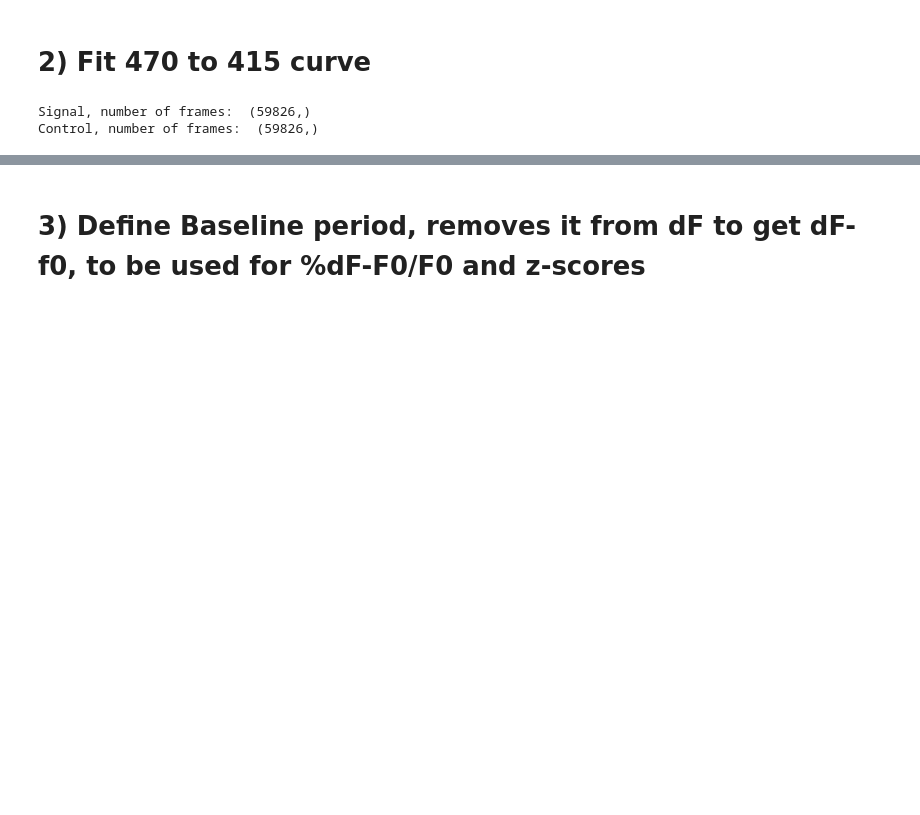
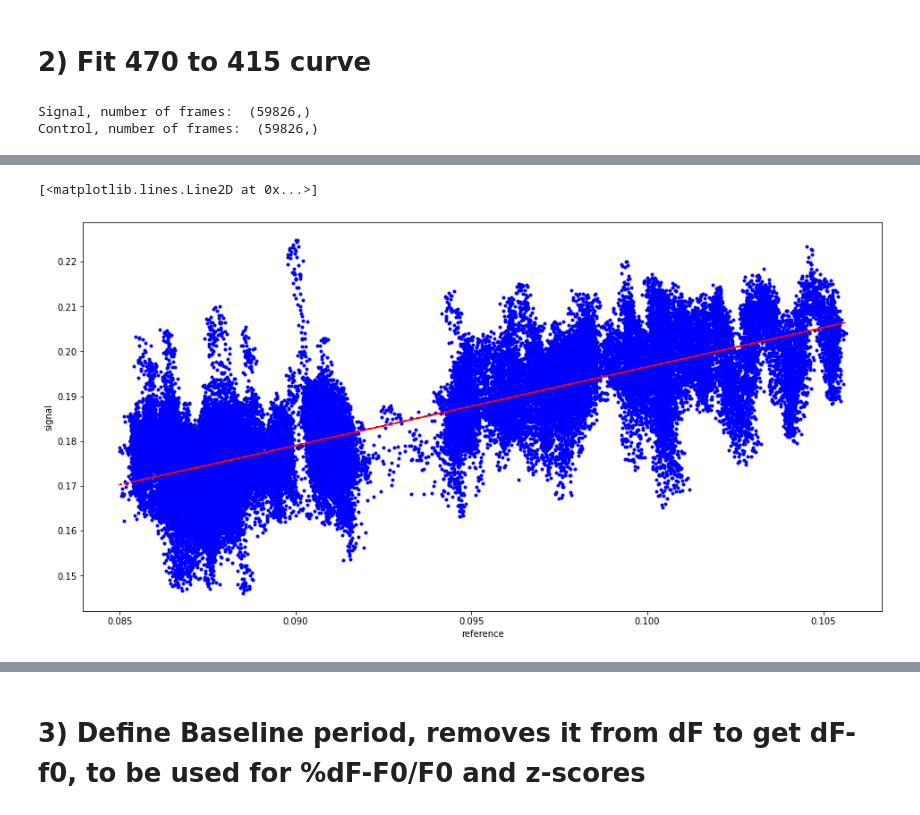
Before and after one commit to PolarBean/PhotometryNotebooks, a Jupyter notebook: Photometry-Preprocessing-v3.ipynb, the cells around one changed output, grey strips where cells are left out. Drawn from its saved outputs; the diff is of its cells as text; code cells hidden in the pictures; blank space fills up the shorter version.

```diff
--- a/Photometry-Preprocessing-v3.ipynb
+++ b/Photometry-Preprocessing-v3.ipynb
@@ -132,0 +152,14 @@ Control, number of frames:  (59826,)
+# %%
+##we chart the relationship between reference and signal and show the linear fit
+
+fig = plt.figure(figsize=(16, 8))
+ax1 = fig.add_subplot(111)
+ax1.plot(raw_reference,raw_signal, 'b.')
+
+plt.xlabel("reference")
+plt.ylabel("signal")
+arr = model.predict(raw_reference.values.reshape(n, 1))
+ax1.plot(raw_reference,arr , 'r--',linewidth=1.5)
+# %% [output]
+[<matplotlib.lines.Line2D at 0x...>]
+[figure, added]
```
Also changed, not shown: parts of 17 cells of this notebook, 6 other files.
